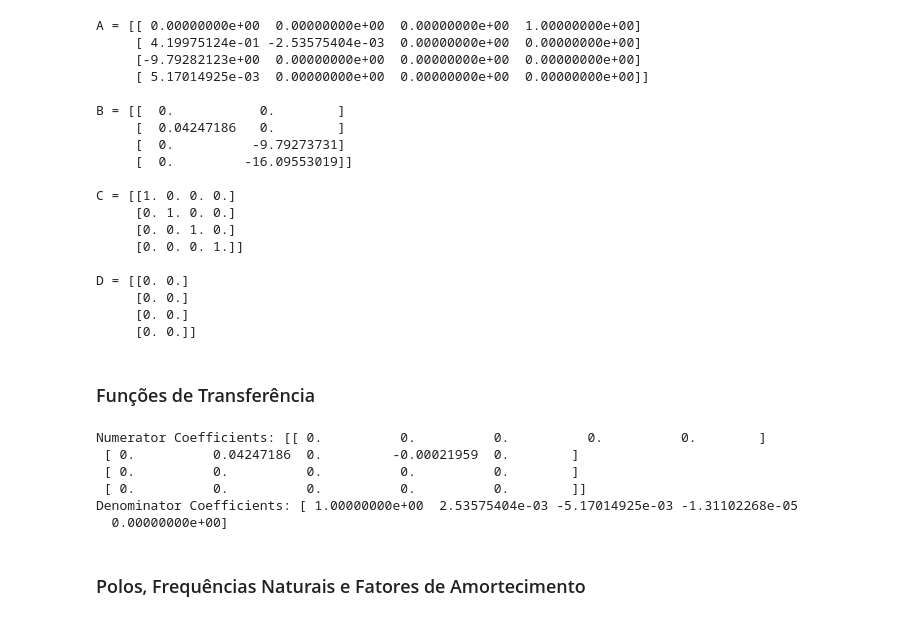
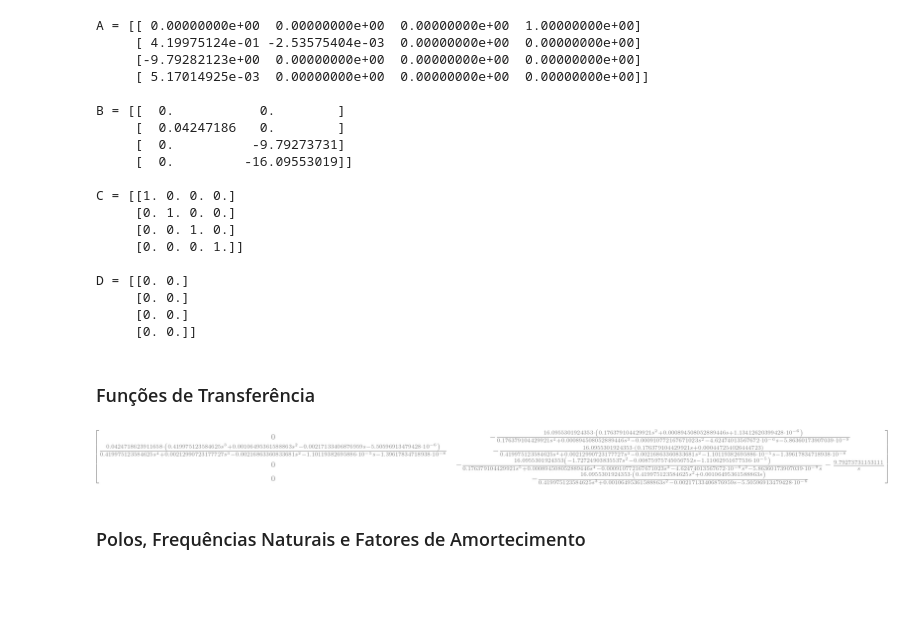
Before and after one commit to lucascarvalho10/pme3481, a Jupyter notebook: modelo_dinamico/forma_linearizada.ipynb, the cells around one changed output. Cells and saved outputs as stored; diff of their text form; code cells hidden in the pictures; blank space fills up the shorter version.

```diff
--- a/modelo_dinamico/forma_linearizada.ipynb
+++ b/modelo_dinamico/forma_linearizada.ipynb
@@ -91,16 +91,9 @@ D = [[0. 0.]
-# %%
-# Get transfer function coefficients
-numerator, denominator = ss2tf(A, B, C, D)
-
-print("Numerator Coefficients:", numerator)
-print("Denominator Coefficients:", denominator)
-# %% [output]
-Numerator Coefficients: [[ 0.          0.          0.          0.          0.        ]
- [ 0.          0.04247186  0.         -0.00021959  0.        ]
- [ 0.          0.          0.          0.          0.        ]
- [ 0.          0.          0.          0.          0.        ]]
-Denominator Coefficients: [ 1.00000000e+00  2.53575404e-03 -5.17014925e-03 -1.31102268e-05
-  0.00000000e+00]
+# %%
+s = sy.symbols('s')
+G = tbcontrol.symbolic.ss2tf(A, B, C, D, s)
+G
+# %% [output]
+[figure, added]
 # %% [markdown]
 ### Polos, Frequências Naturais e Fatores de Amortecimento
 # %%
```
Also changed, not shown: parts of 2 cells of this notebook.
